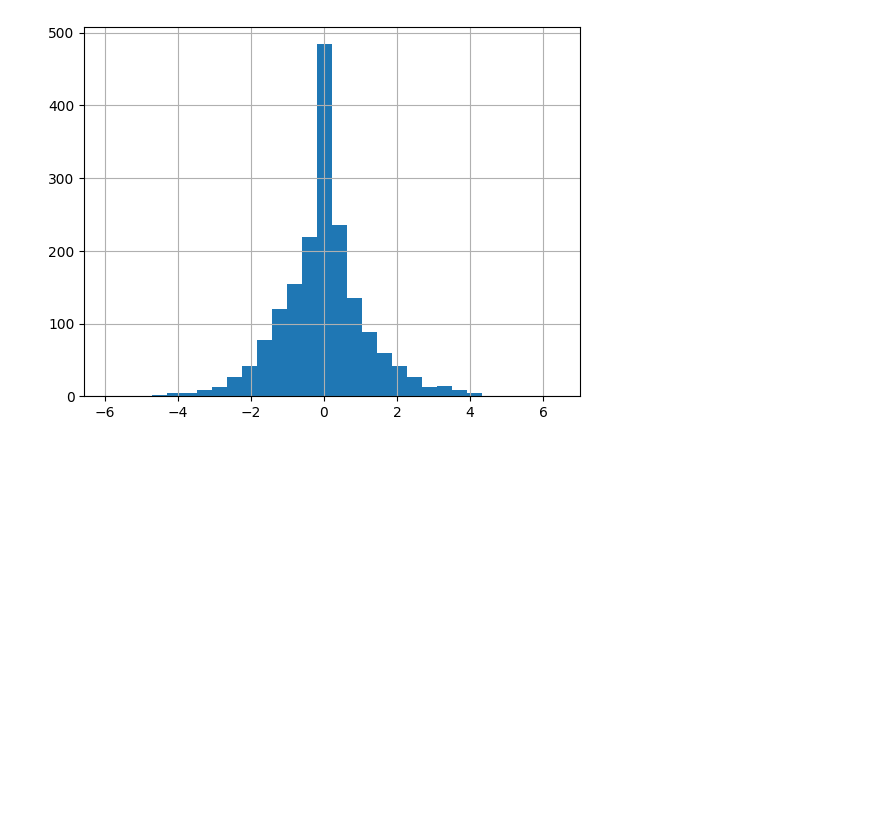
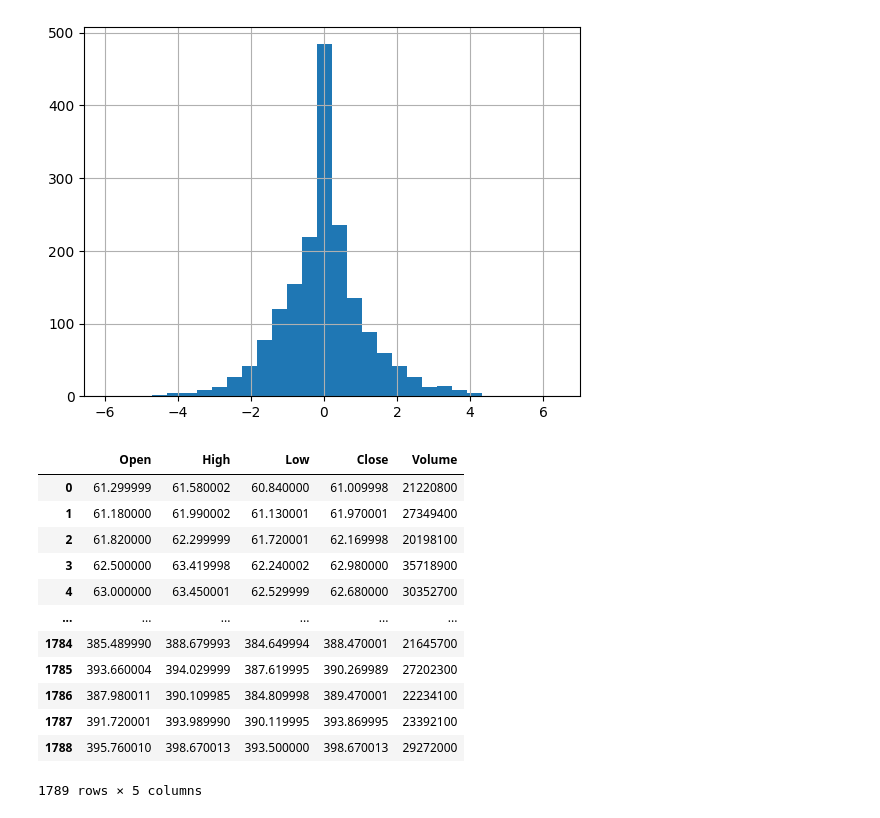
Before and after one commit to mayer19/AlgoritmitTradingCourse, a Jupyter notebook: DecisionTreeRegression.ipynb, the cells around one changed output. Cells and saved outputs as stored; diff of their text form; code cells hidden in the pictures; blank space fills up the shorter version.

```diff
--- a/DecisionTreeRegression.ipynb
+++ b/DecisionTreeRegression.ipynb
@@ -113,0 +139,17 @@ with open("models/model_dt_Regression.pkl", 'wb') as f:
+# %%
+df_explanatory = df[['Open', 'High', 'Low', 'Close', 'Volume']].copy()
+df_explanatory
+# %% [output]
+|  | Open | High | Low | Close | Volume |
+| 0 | 61.299999 | 61.580002 | 60.840000 | 61.009998 | 21220800 |
+| 1 | 61.180000 | 61.990002 | 61.130001 | 61.970001 | 27349400 |
+| 2 | 61.820000 | 62.299999 | 61.720001 | 62.169998 | 20198100 |
+| 3 | 62.500000 | 63.419998 | 62.240002 | 62.980000 | 35718900 |
+| 4 | 63.000000 | 63.450001 | 62.529999 | 62.680000 | 30352700 |
+| ... | ... | ... | ... | ... | ... |
+| 1784 | 385.489990 | 388.679993 | 384.649994 | 388.470001 | 21645700 |
+| 1785 | 393.660004 | 394.029999 | 387.619995 | 390.269989 | 27202300 |
+| 1786 | 387.980011 | 390.109985 | 384.809998 | 389.470001 | 22234100 |
+| 1787 | 391.720001 | 393.989990 | 390.119995 | 393.869995 | 23392100 |
+| 1788 | 395.760010 | 398.670013 | 393.500000 | 398.670013 | 29272000 |
+1789 rows × 5 columns
```
Also changed, not shown: parts of 15 cells of this notebook.
